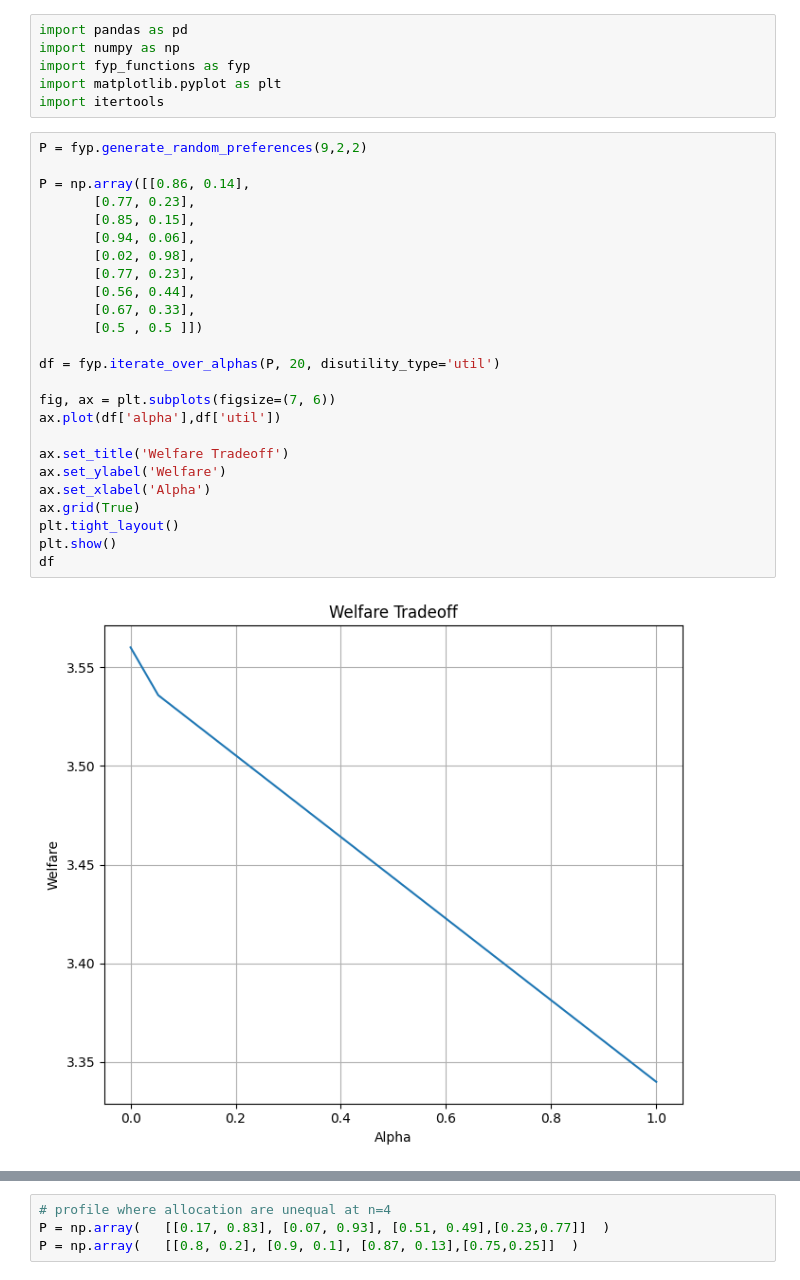
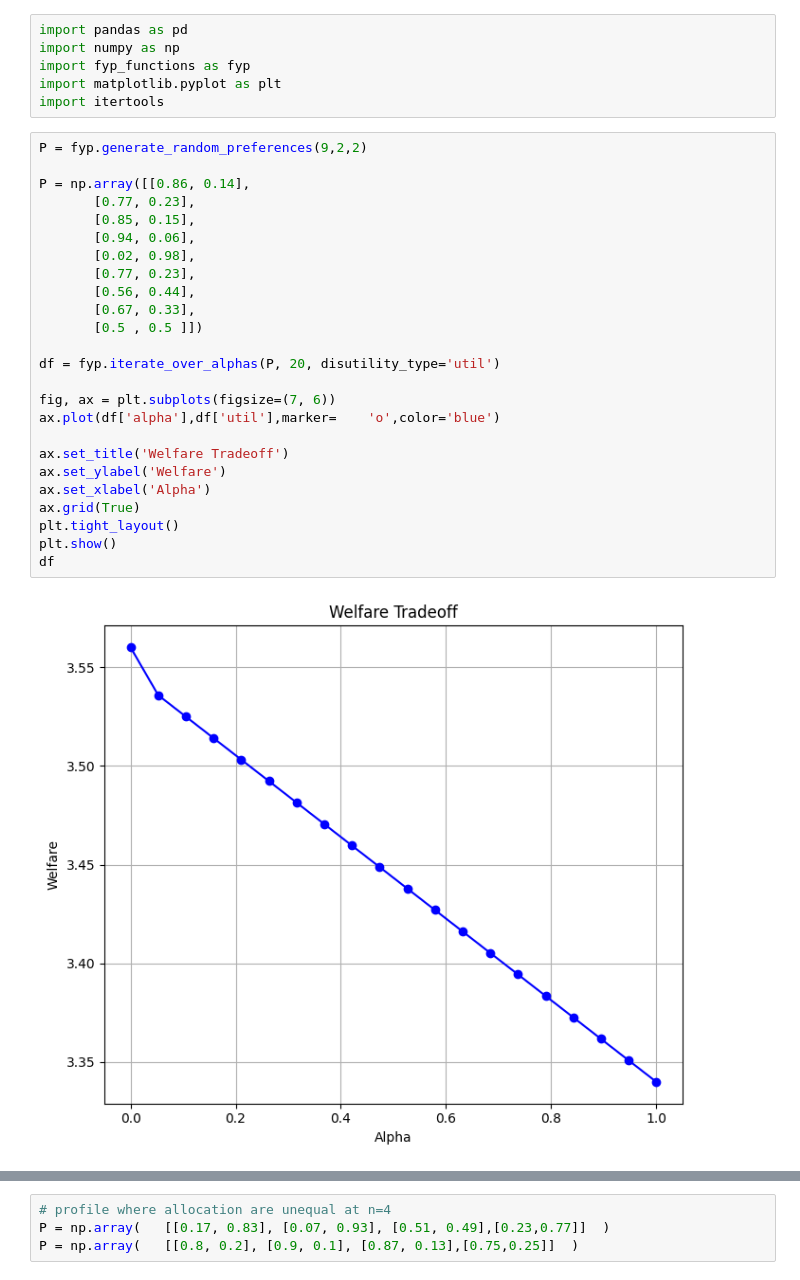
Before and after one commit to tanhl30/FYP, a Jupyter notebook: topic_1.ipynb, the cells around one changed output, grey strips where cells are left out. Drawn from its saved outputs; the diff is of its cells as text.

```diff
--- a/topic_1.ipynb
+++ b/topic_1.ipynb
@@ -7,30 +7,30 @@ import itertools
 # %%
 P = fyp.generate_random_preferences(9,2,2)
 
 P = np.array([[0.86, 0.14],
        [0.77, 0.23],
        [0.85, 0.15],
        [0.94, 0.06],
        [0.02, 0.98],
        [0.77, 0.23],
        [0.56, 0.44],
        [0.67, 0.33],
        [0.5 , 0.5 ]])
 
 df = fyp.iterate_over_alphas(P, 20, disutility_type='util')
 
 fig, ax = plt.subplots(figsize=(7, 6))
-ax.plot(df['alpha'],df['util'])
+ax.plot(df['alpha'],df['util'],marker=    'o',color='blue')
 
 ax.set_title('Welfare Tradeoff')
 ax.set_ylabel('Welfare')
 ax.set_xlabel('Alpha')
 ax.grid(True)
 plt.tight_layout()
 plt.show()
 df
 # %% [output]
-[figure, old version]
+[figure, new version]
 |  | alpha | allocation | util |
 | 0 | 0.000000 | [0.6666666716337204, 0.3333333358... | 3.560000 |
 | 1 | 0.052632 | [0.6721052678635245, 0.3278947391... | 3.535789 |
```
Also changed, not shown: parts of 4 cells of this notebook, 1 other file.
